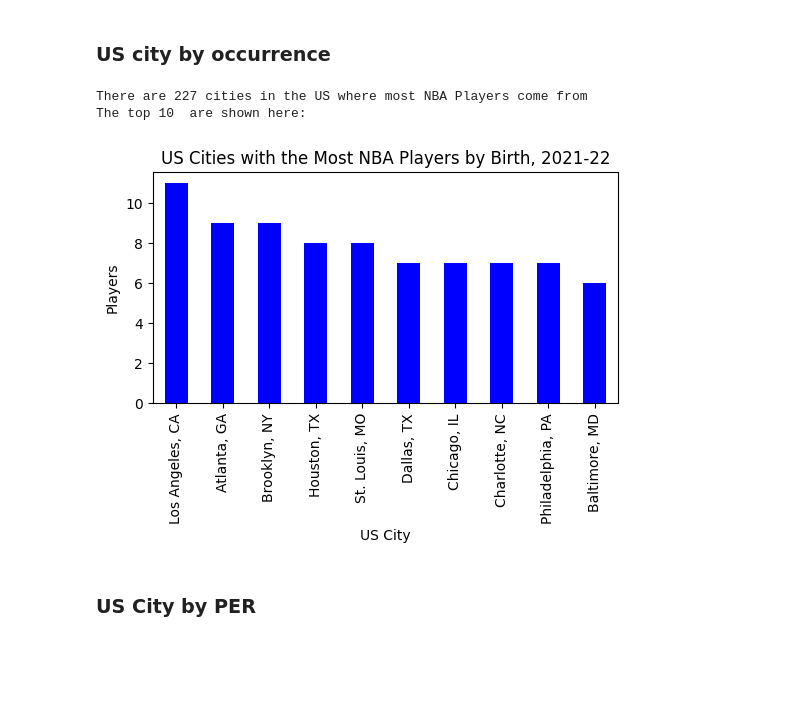
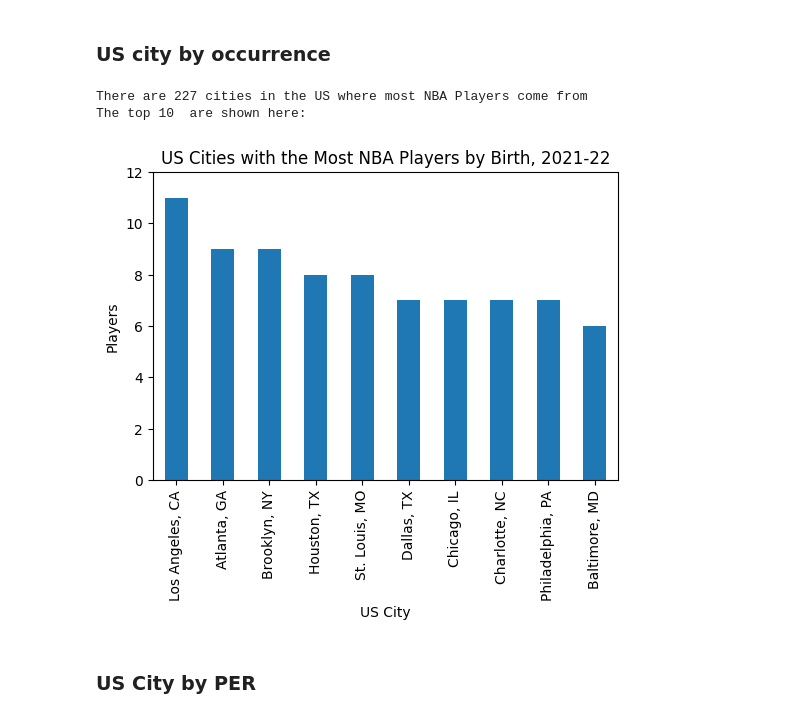
Before and after one commit to meeyoungPH/nba_superlatives, a Jupyter notebook: origin/NBA Geographical Analysis_v2.ipynb, the cells around one changed output. Saved outputs shown, nothing was run; the diff lists cells and outputs as text; code cells hidden in the pictures; blank space fills up the shorter version.

```diff
--- a/origin/NBA Geographical Analysis_v2.ipynb
+++ b/origin/NBA Geographical Analysis_v2.ipynb
@@ -174,36 +178,37 @@ Based on PER these are the top 10 colleges with the peak performance players
 players_by_uscity_clean = players_by_uscity.copy()
 
 #Find the top 10 US Cities based on ocurrence
 n = 10
 uscity = players_by_uscity_clean['Player US Full City'].value_counts()[:n].index.tolist()
 players = players_by_uscity_clean['Player US Full City'].value_counts()[:n].values.tolist()
 
 #Dataframe creation for analysis
 uscity_data = {'US City': uscity ,'Players': players}
 
 uscity_df = pd.DataFrame(uscity_data).reset_index(drop=True)
 uscity_df.set_index('US City',inplace=True, drop=True)
 
 #Dataframe filtering plot
 players_by_uscity_analysis_bar = uscity_df
 
 #Dataframe plot
-players_by_uscity_analysis_bar.plot(kind="bar", legend=False, ylabel="Players", figsize=(6,3), color="blue")
+players_by_uscity_analysis_bar.plot(kind="bar", legend=False, ylabel="Players", figsize=(6,4))
 
 #Dataframe export to csv
 uscity_df.to_csv(f'{path}players_top10_2022_uscity.csv', encoding='utf-8-sig')
 
+plt.ylim(0,12)
 plt.title('US Cities with the Most NBA Players by Birth, 2021-22')
-plt.savefig(f'{path}players_top10_2022_uscity.png')
+plt.savefig(f'{path}players_top10_2022_uscity.png',bbox_inches='tight')
 
 print(f'There are {players_by_uscity_clean["Player US Full City"].nunique()} cities in the US where most NBA Players come from')
 print(f'The top 10  are shown here:')
 
 plt.show()
 # %% [output]
 There are 227 cities in the US where most NBA Players come from
 The top 10  are shown here:
-[figure, old version]
+[figure, new version]
 # %% [markdown]
 ### US City by PER
 # %%
```
Also changed, not shown: parts of 7 cells of this notebook, 8 other files.
